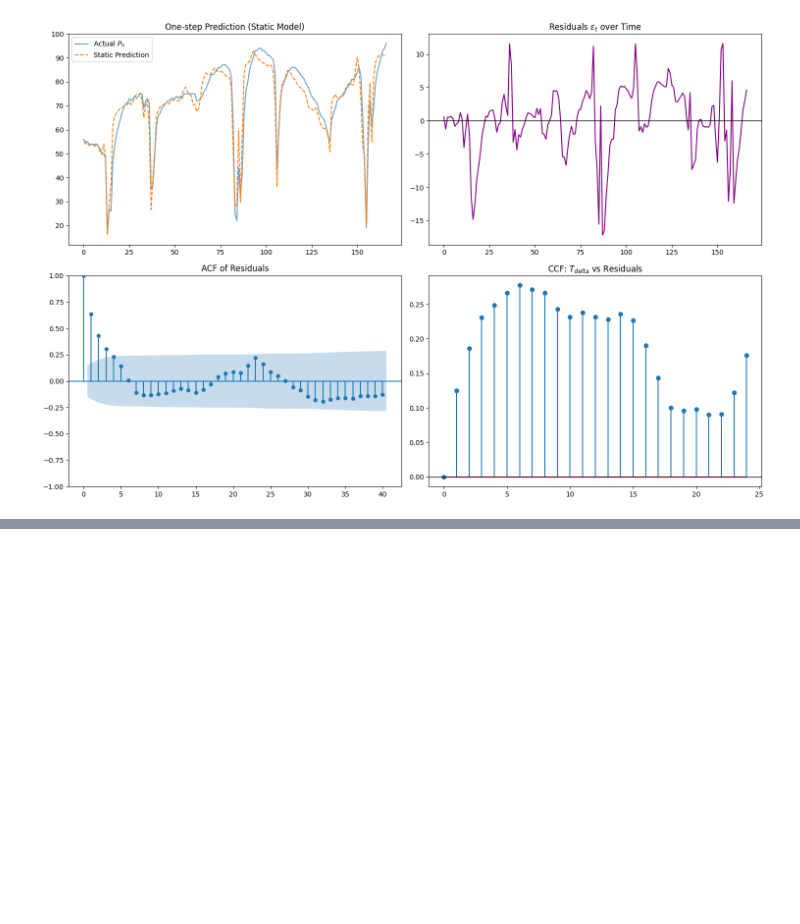
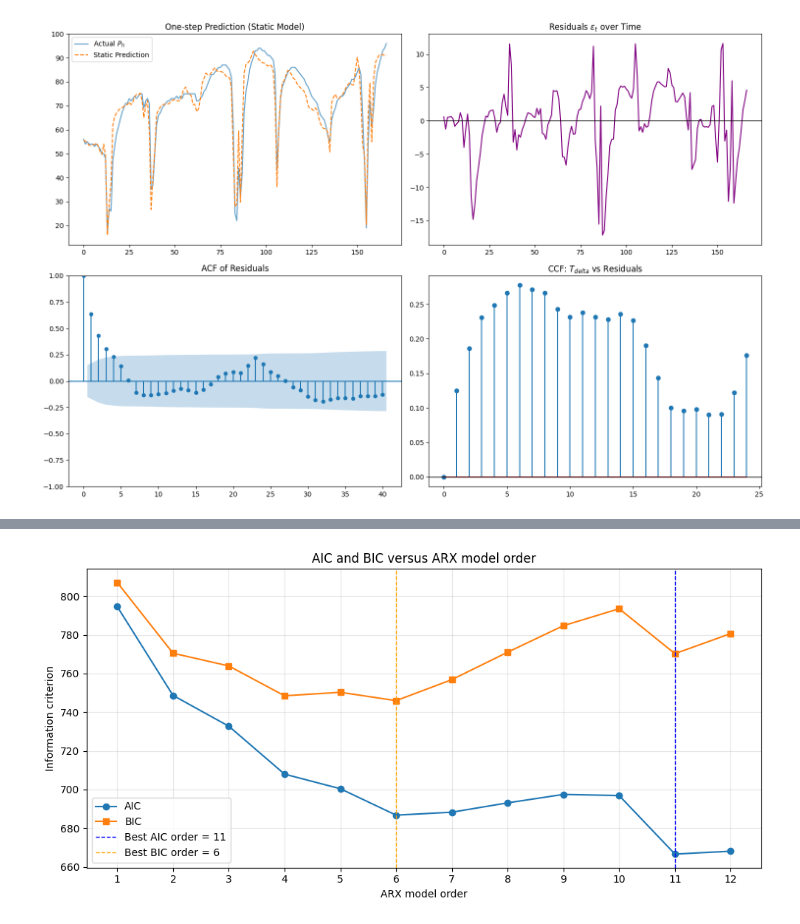
Before and after one commit to leahiebel/02417---Time-Series-Analysis, a Jupyter notebook: assignments/Assignment3/Ex3.ipynb, the cells around one changed output, grey strips where cells are left out. Cells and saved outputs as stored; diff of their text form; code cells hidden in the pictures; blank space fills up the shorter version.

```diff
--- a/assignments/Assignment3/Ex3.ipynb
+++ b/assignments/Assignment3/Ex3.ipynb
@@ -270,0 +432,94 @@ plt.show()
+# %%
+import numpy as np
+import pandas as pd
+import matplotlib.pyplot as plt
+import statsmodels.api as sm
+
+# Use training data already created above (fallback only if missing)
+if 'train_df' not in globals():
+    train_df = df.iloc[:167].copy()
+
+def fit_arx_order(data, order):
+    """Fit ARX(order) with same number of lags for output and each input.
+    Model: Ph_t depends on Ph_{t-1..t-order}, Tdelta_{t..t-order+1}, Gv_{t..t-order+1}."""
+    work = data.copy()
+
+    # Output lags: 1..order
+    for lag in range(1, order + 1):
+        src = f'Ph.l{lag}'
+        col = f'Ph_l{lag}'
+        if src in work.columns:
+            work[col] = work[src]
+        else:
+            work[col] = work['Ph'].shift(lag)
+
+    # Input lags: 0..order-1
+    for lag in range(0, order):
+        src_td = f'Tdelta.l{lag}'
+        src_gv = f'Gv.l{lag}'
+        col_td = f'Tdelta_l{lag}'
+        col_gv = f'Gv_l{lag}'
+        if lag == 0:
+            work[col_td] = work['Tdelta']
+            work[col_gv] = work['Gv']
+        else:
+            work[col_td] = work[src_td] if src_td in work.columns else work['Tdelta'].shift(lag)
+            work[col_gv] = work[src_gv] if src_gv in work.columns else work['Gv'].shift(lag)
+
+    feature_cols = [f'Ph_l{lag}' for lag in range(1, order + 1)] + [
+        f'Tdelta_l{lag}' for lag in range(0, order)
+    ] + [
+        f'Gv_l{lag}' for lag in range(0, order)
+    ]
+
+    model_data = work[['Ph'] + feature_cols].dropna().copy()
+    y = model_data['Ph']
+    X = sm.add_constant(model_data[feature_cols])
+    model = sm.OLS(y, X).fit()
+    return model, model_data
+
+max_order = 12
+records = []
+models_by_order = {}
+
+for p in range(1, max_order + 1):
+    model_p, data_p = fit_arx_order(train_df, p)
+    records.append({
+        'order': p,
+        'AIC': model_p.aic,
+        'BIC': model_p.bic,
+        'nobs': int(model_p.nobs),
+        'k_params': int(model_p.df_model + 1)
+    })
+    models_by_order[p] = model_p
+
+criteria_df = pd.DataFrame(records)
+best_aic_order = int(criteria_df.loc[criteria_df['AIC'].idxmin(), 'order'])
+best_bic_order = int(criteria_df.loc[criteria_df['BIC'].idxmin(), 'order'])
+
+plt.figure(figsize=(10, 5))
+plt.plot(criteria_df['order'], criteria_df['AIC'], marker='o', label='AIC')
+plt.plot(criteria_df['order'], criteria_df['BIC'], marker='s', label='BIC')
+plt.axvline(best_aic_order, linestyle='--', linewidth=1, color='blue', label=f'Best AIC order = {best_aic_order}')
+plt.axvline(best_bic_order, linestyle='--', linewidth=1, color='orange', label=f'Best BIC order = {best_bic_order}')
+plt.xlabel('ARX model order')
+plt.ylabel('Information criterion')
+plt.title('AIC and BIC versus ARX model order')
+plt.xticks(criteria_df['order'])
+plt.grid(True, alpha=0.3)
+plt.legend()
+plt.tight_layout()
+plt.show()
+
+print(criteria_df.to_string(index=False))
+print(f'\nBest order by AIC: {best_aic_order}')
+print(f'Best order by BIC: {best_bic_order}')
+
+arx_order_results = {
+    'criteria': criteria_df,
+    'models_by_order': models_by_order,
+    'best_aic_order': best_aic_order,
+    'best_bic_order': best_bic_order
+}
+# %% [output]
+[figure, added]
```
Also changed, not shown: parts of 16 cells of this notebook.
